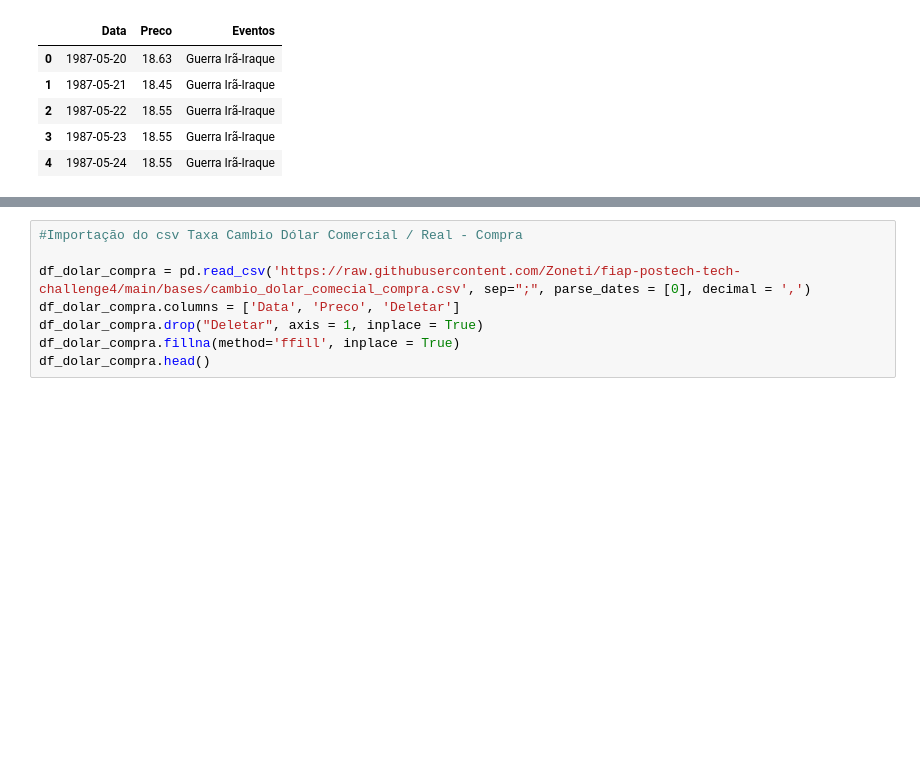
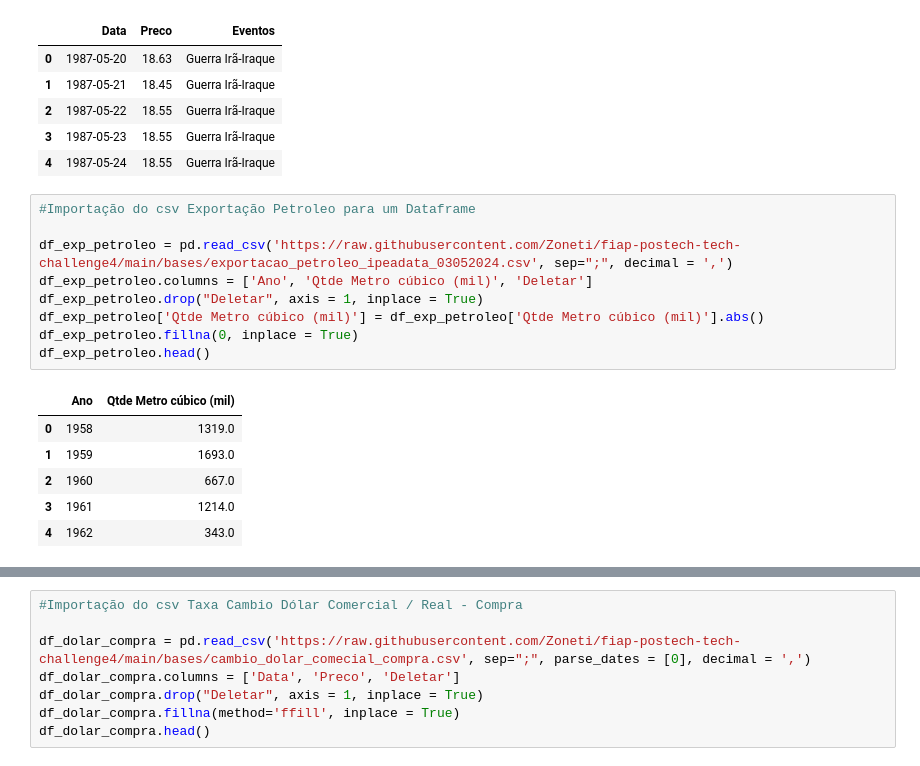
Before and after one commit to Zoneti/fiap-postech-tech-challenge4, a Jupyter notebook: TC4_Grupo44.ipynb, the cells around one changed output, grey strips where cells are left out. Saved outputs shown, nothing was run; the diff lists cells and outputs as text; blank space fills up the shorter version.

```diff
--- a/TC4_Grupo44.ipynb
+++ b/TC4_Grupo44.ipynb
@@ -235,3 +235,19 @@ df_preco_barril_eventos.head()  # Exibe as primeiras linhas para verificação
 | 2 | 1987-05-22 | 18.55 | Guerra Irã-Iraque |
 | 3 | 1987-05-23 | 18.55 | Guerra Irã-Iraque |
 | 4 | 1987-05-24 | 18.55 | Guerra Irã-Iraque |
+# %%
+#Importação do csv Exportação Petroleo para um Dataframe
+
+df_exp_petroleo = pd.read_csv('https://raw.githubusercontent.com/Zoneti/fiap-postech-tech-challenge4/main/bases/exportacao_petroleo_ipeadata_03052024.csv', sep=";", decimal = ',')
+df_exp_petroleo.columns = ['Ano', 'Qtde Metro cúbico (mil)', 'Deletar']
+df_exp_petroleo.drop("Deletar", axis = 1, inplace = True)
+df_exp_petroleo['Qtde Metro cúbico (mil)'] = df_exp_petroleo['Qtde Metro cúbico (mil)'].abs()
+df_exp_petroleo.fillna(0, inplace = True)
+df_exp_petroleo.head()
+# %% [output]
+|  | Ano | Qtde Metro cúbico (mil) |
+| 0 | 1958 | 1319.0 |
+| 1 | 1959 | 1693.0 |
+| 2 | 1960 | 667.0 |
+| 3 | 1961 | 1214.0 |
+| 4 | 1962 | 343.0 |
```
Also changed, not shown: parts of 6 cells of this notebook.
